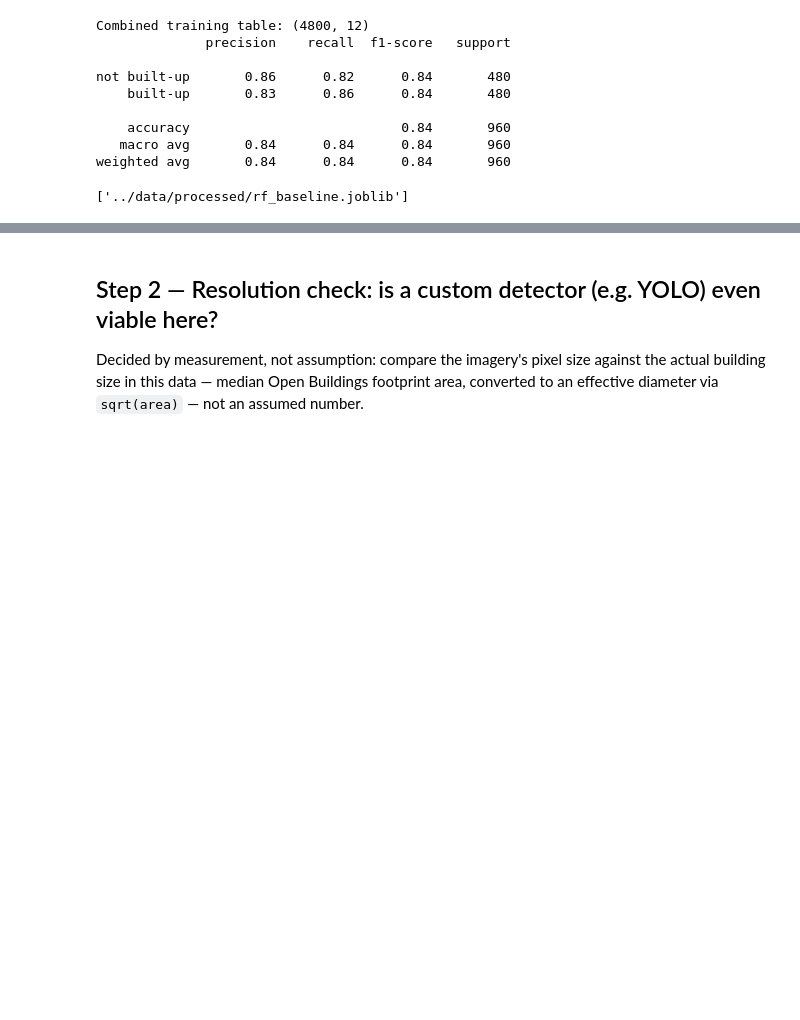
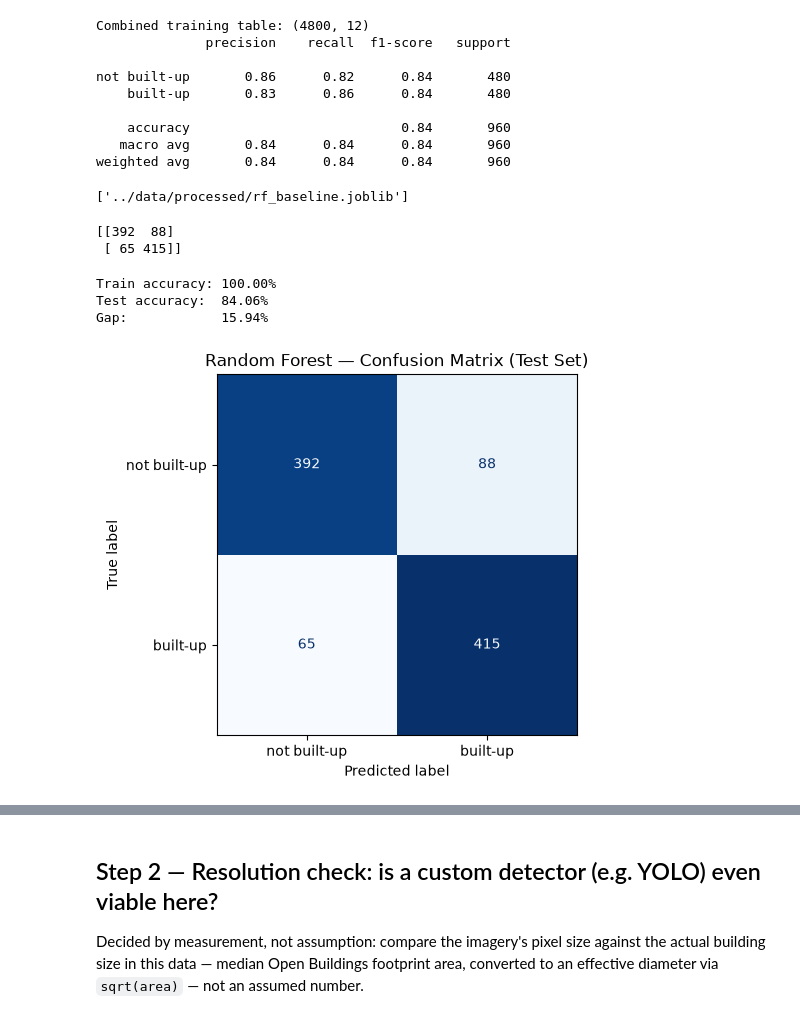
Before and after one commit to mwaikelvin2k-creator/Reparian_enchroachment_Detector, a Jupyter notebook: notebooks/02_modelling.ipynb, the cells around one changed output, grey strips where cells are left out. Saved outputs shown, nothing was run; the diff lists cells and outputs as text; code cells hidden in the pictures; blank space fills up the shorter version.

```diff
--- a/notebooks/02_modelling.ipynb
+++ b/notebooks/02_modelling.ipynb
@@ -64,3 +67,38 @@ not built-up       0.86      0.82      0.84       480
    macro avg       0.84      0.84      0.84       960
 weighted avg       0.84      0.84      0.84       960
 ['../data/processed/rf_baseline.joblib']
+# %%
+# Confusion Matrix
+from sklearn.metrics import confusion_matrix
+y_pred = rf.predict(X_test)
+cm = confusion_matrix(y_test, y_pred)
+print(cm)
+# %% [output]
+[[392  88]
+ [ 65 415]]
+# %%
+train_preds = rf.predict(X_train)
+train_acc = accuracy_score(y_train, train_preds)
+test_acc = accuracy_score(y_test, preds)
+
+print(f"Train accuracy: {train_acc:.2%}")
+print(f"Test accuracy:  {test_acc:.2%}")
+print(f"Gap:            {(train_acc - test_acc):.2%}")
+# %% [output]
+Train accuracy: 100.00%
+Test accuracy:  84.06%
+Gap:            15.94%
+# %%
+# Confusion matrix
+fig, ax = plt.subplots(figsize=(5, 5))
+ConfusionMatrixDisplay.from_predictions(
+    y_test, y_pred,
+    display_labels=['not built-up', 'built-up'],
+    cmap='Blues', colorbar=False, ax=ax
+)
+ax.set_title('Random Forest — Confusion Matrix (Test Set)')
+plt.tight_layout()
+plt.savefig(f'{DATA_DIR}/rf_confusion_matrix.png', dpi=150)
+plt.show()
+# %% [output]
+[figure, added]
```
Also changed, not shown: parts of 6 cells of this notebook, 4 other files.
